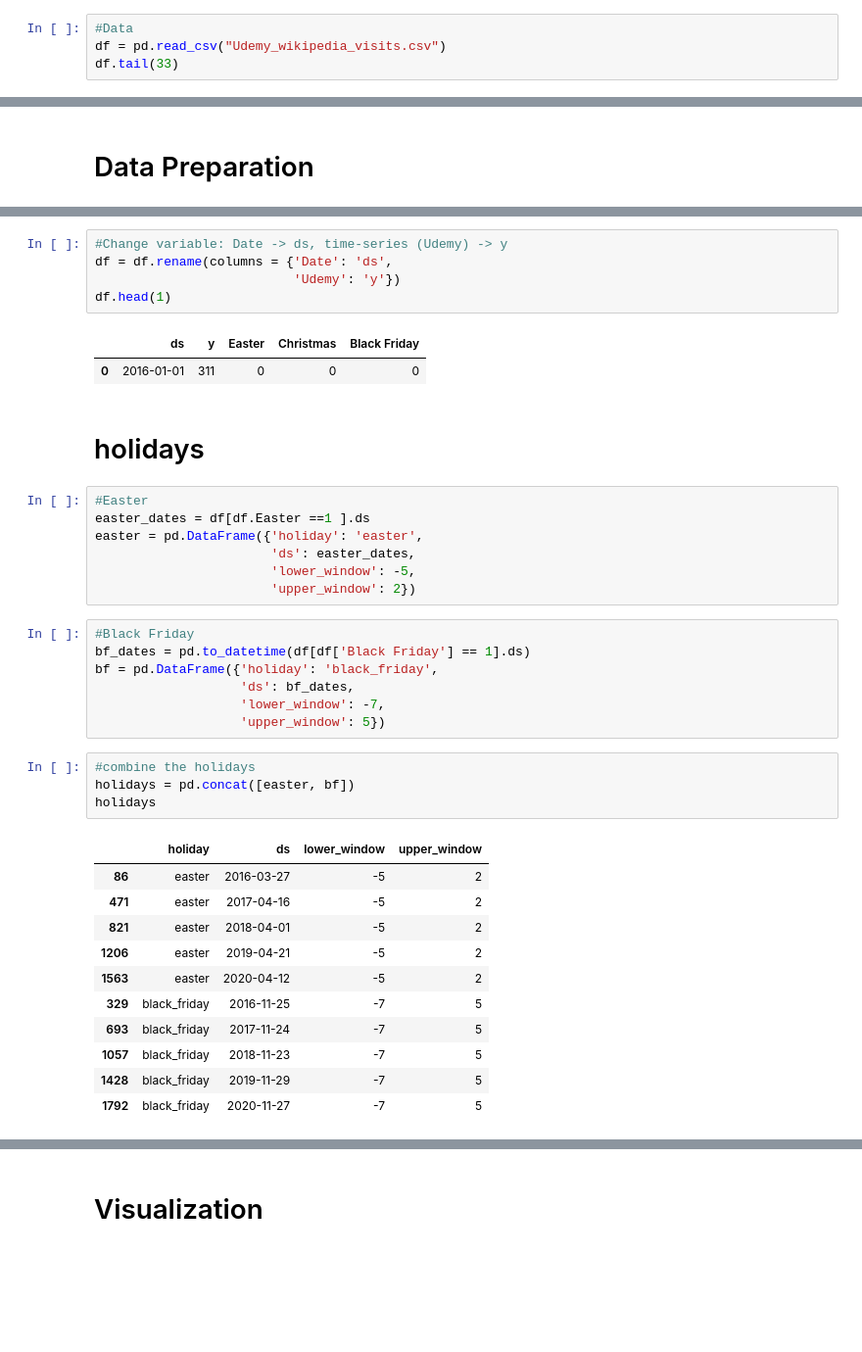
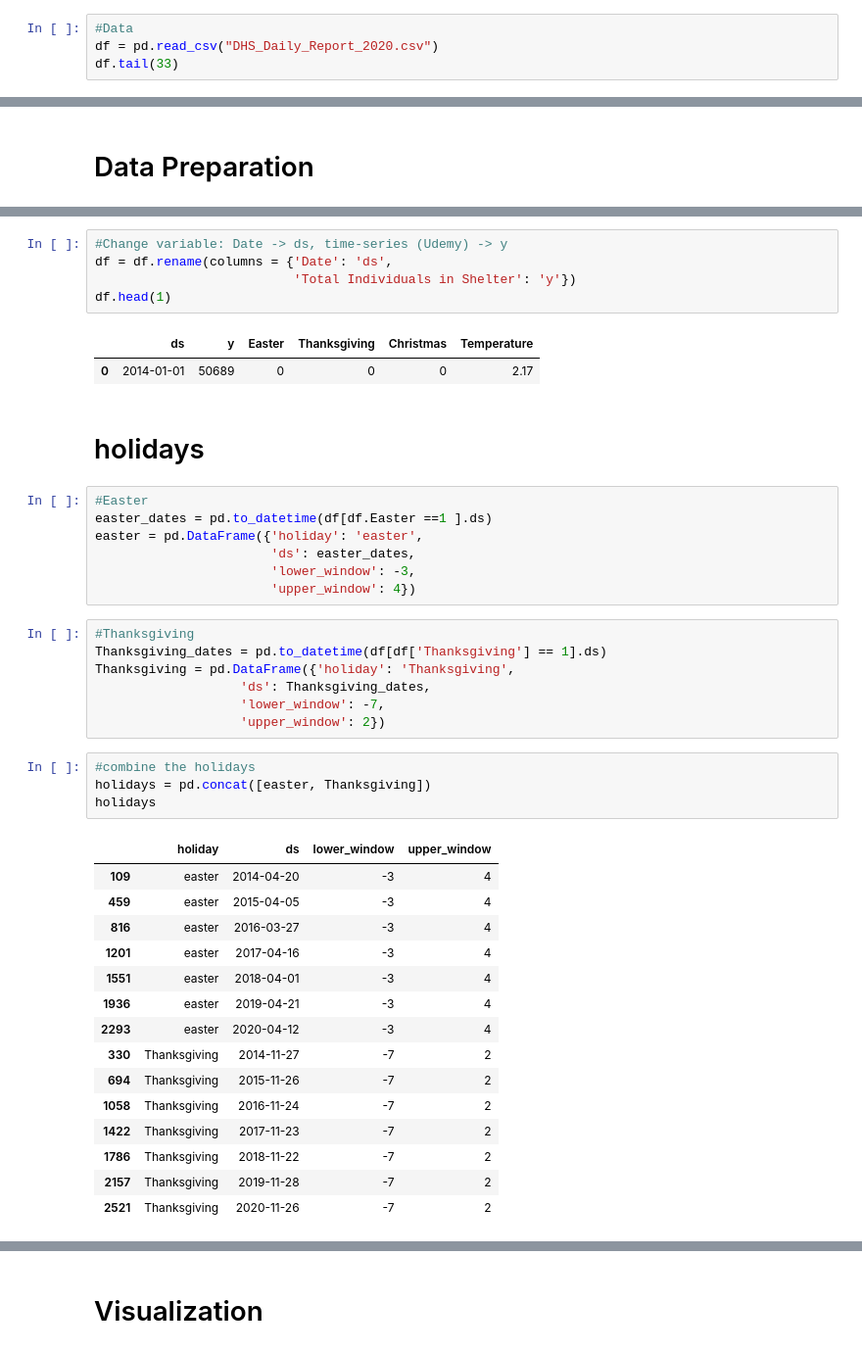
Before and after one commit to Abdelmalik9/Demand-Forecasting, a Jupyter notebook: Script/Prophet.ipynb, the cells around one changed output, grey strips where cells are left out. Shown: that part at 98% size. Cells and saved outputs as stored; diff of their text form; blank space fills up the shorter version.

```diff
--- a/Script/Prophet.ipynb
+++ b/Script/Prophet.ipynb
@@ -7,6 +7,6 @@ import pandas as pd
 from prophet import Prophet
 # %%
 #Data
-df = pd.read_csv("Udemy_wikipedia_visits.csv")
+df = pd.read_csv("DHS_Daily_Report_2020.csv")
 df.tail(33)
 # %% [output]
@@ -85,41 +80,45 @@ Name: Date, Length: 1827, dtype: datetime64[ns]
 # %%
 #Change variable: Date -> ds, time-series (Udemy) -> y
 df = df.rename(columns = {'Date': 'ds',
-                          'Udemy': 'y'})
+                          'Total Individuals in Shelter': 'y'})
 df.head(1)
 # %% [output]
-|  | ds | y | Easter | Christmas | Black Friday |
-| 0 | 2016-01-01 | 311 | 0 | 0 | 0 |
+|  | ds | y | Easter | Thanksgiving | Christmas | Temperature |
+| 0 | 2014-01-01 | 50689 | 0 | 0 | 0 | 2.17 |
 # %% [markdown]
 # holidays
 # %%
 #Easter
-easter_dates = df[df.Easter ==1 ].ds
+easter_dates = pd.to_datetime(df[df.Easter ==1 ].ds)
 easter = pd.DataFrame({'holiday': 'easter',
                        'ds': easter_dates,
-                       'lower_window': -5,
-                       'upper_window': 2})
+                       'lower_window': -3,
+                       'upper_window': 4})
 # %%
-#Black Friday
-bf_dates = pd.to_datetime(df[df['Black Friday'] == 1].ds)
-bf = pd.DataFrame({'holiday': 'black_friday',
-                   'ds': bf_dates,
+#Thanksgiving
+Thanksgiving_dates = pd.to_datetime(df[df['Thanksgiving'] == 1].ds)
+Thanksgiving = pd.DataFrame({'holiday': 'Thanksgiving',
+                   'ds': Thanksgiving_dates,
                    'lower_window': -7,
-                   'upper_window': 5})
+                   'upper_window': 2})
 # %%
 #combine the holidays
-holidays = pd.concat([easter, bf])
+holidays = pd.concat([easter, Thanksgiving])
 holidays
 # %% [output]
 |  | holiday | ds | lower_window | upper_window |
-| 86 | easter | 2016-03-27 | -5 | 2 |
-| 471 | easter | 2017-04-16 | -5 | 2 |
-| 821 | easter | 2018-04-01 | -5 | 2 |
-| 1206 | easter | 2019-04-21 | -5 | 2 |
-| 1563 | easter | 2020-04-12 | -5 | 2 |
-| 329 | black_friday | 2016-11-25 | -7 | 5 |
-| 693 | black_friday | 2017-11-24 | -7 | 5 |
-| 1057 | black_friday | 2018-11-23 | -7 | 5 |
-| 1428 | black_friday | 2019-11-29 | -7 | 5 |
-| 1792 | black_friday | 2020-11-27 | -7 | 5 |
+| 109 | easter | 2014-04-20 | -3 | 4 |
+| 459 | easter | 2015-04-05 | -3 | 4 |
+| 816 | easter | 2016-03-27 | -3 | 4 |
+| 1201 | easter | 2017-04-16 | -3 | 4 |
+| 1551 | easter | 2018-04-01 | -3 | 4 |
+| 1936 | easter | 2019-04-21 | -3 | 4 |
+| 2293 | easter | 2020-04-12 | -3 | 4 |
+| 330 | Thanksgiving | 2014-11-27 | -7 | 2 |
+| 694 | Thanksgiving | 2015-11-26 | -7 | 2 |
+| 1058 | Thanksgiving | 2016-11-24 | -7 | 2 |
+| 1422 | Thanksgiving | 2017-11-23 | -7 | 2 |
+| 1786 | Thanksgiving | 2018-11-22 | -7 | 2 |
+| 2157 | Thanksgiving | 2019-11-28 | -7 | 2 |
+| 2521 | Thanksgiving | 2020-11-26 | -7 | 2 |
 # %%
```
Also changed, not shown: parts of 26 cells of this notebook.
